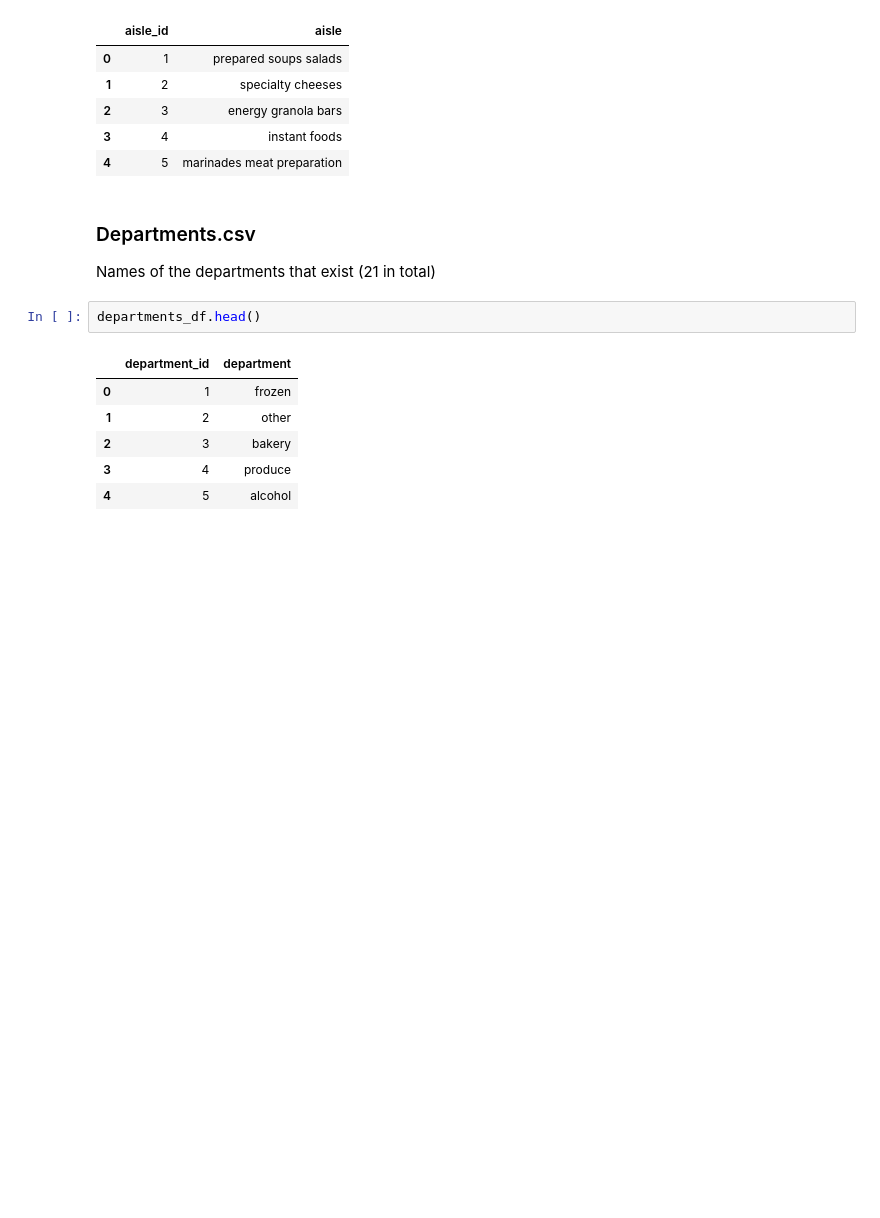
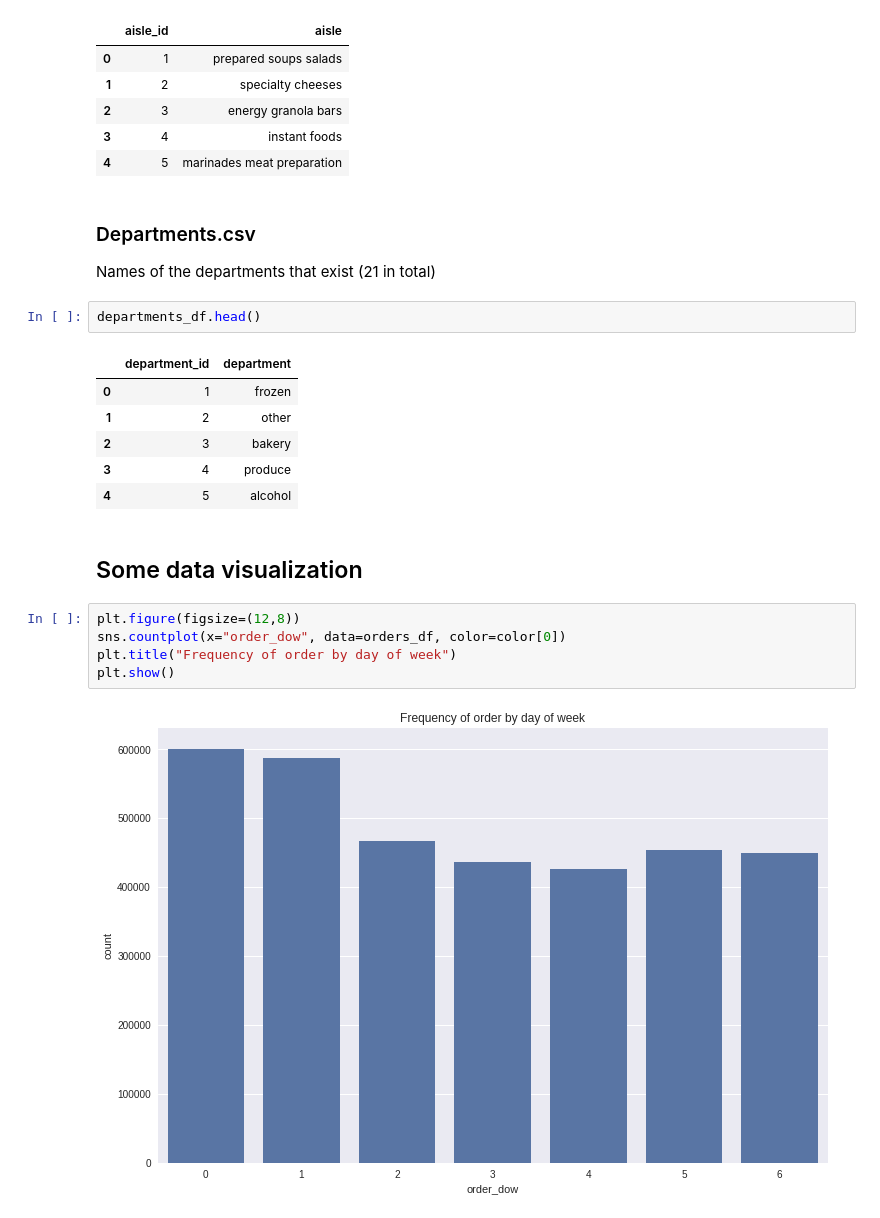
Before and after one commit to ML-KA/team-datascience-projects, a Jupyter notebook: Instacart/siboehm/notebooks/exploration.ipynb, the cells around one changed output. Drawn from its saved outputs; the diff is of its cells as text; blank space fills up the shorter version.

Commit message:
Finish basic exploration of data

```diff
--- a/Instacart/siboehm/notebooks/exploration.ipynb
+++ b/Instacart/siboehm/notebooks/exploration.ipynb
@@ -120,3 +129,12 @@ departments_df.head()
 | 2 | 3 | bakery |
 | 3 | 4 | produce |
 | 4 | 5 | alcohol |
+# %% [markdown]
+## Some data visualization
+# %%
+plt.figure(figsize=(12,8))
+sns.countplot(x="order_dow", data=orders_df, color=color[0])
+plt.title("Frequency of order by day of week")
+plt.show()
+# %% [output]
+[figure, added]
```
Also changed, not shown: parts of 8 cells of this notebook, 1 other file.
